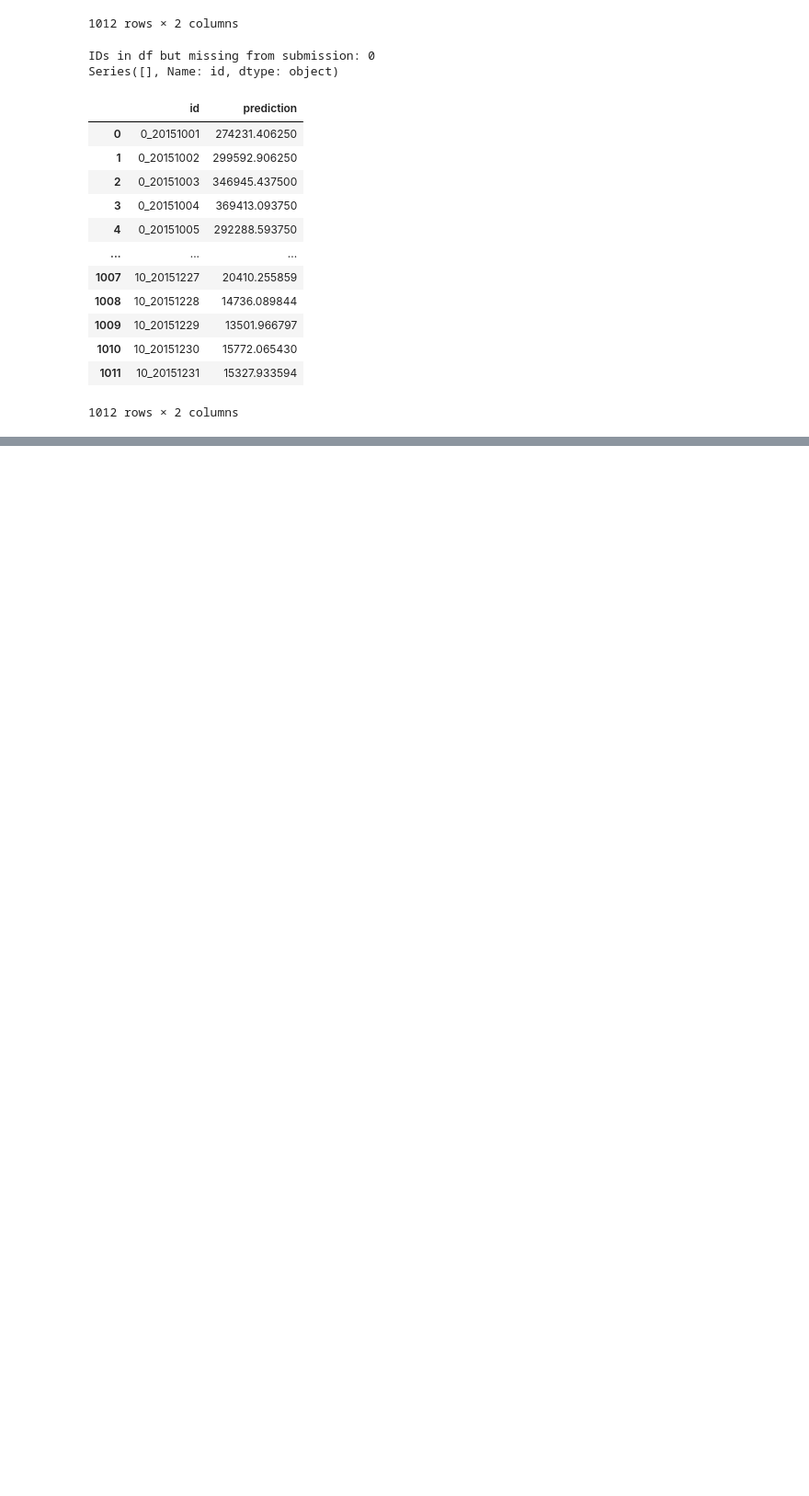
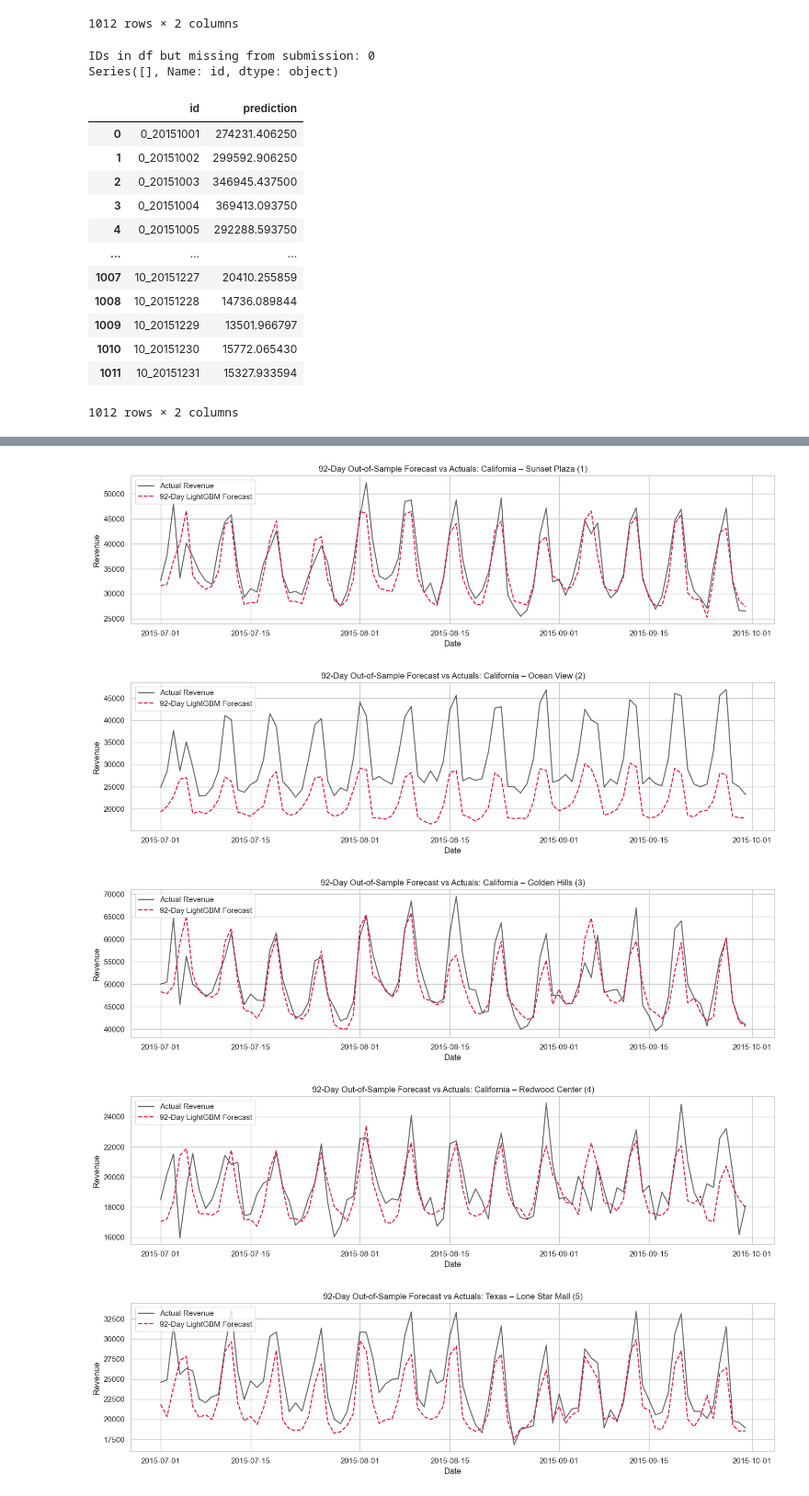
Before and after one commit to davidavivb/AdvancedML_Project, a Jupyter notebook: project.ipynb, the cells around one changed output, grey strips where cells are left out. Shown at 92% size. Drawn from its saved outputs; the diff is of its cells as text; code cells hidden in the pictures; blank space fills up the shorter version.

```diff
--- a/project.ipynb
+++ b/project.ipynb
@@ -640,0 +814,46 @@ my_sub
+# %%
+import matplotlib.pyplot as plt
+import seaborn as sns
+
+# Set style for clean visual metrics
+sns.set_theme(style="whitegrid")
+
+# 1. Plot Individual Stores
+# Get the list of all unique individual stores predicted
+unique_stores = predictions_df['store_id'].unique()
+
+for store in unique_stores:
+    store_data = predictions_df[predictions_df['store_id'] == store].sort_values('date')
+    store_name = store_data['store_name'].iloc[0]
+
+    plt.figure(figsize=(14, 4))
+    plt.plot(store_data['date'], store_data['revenue'], label='Actual Revenue', color='black', alpha=0.6)
+    plt.plot(store_data['date'], store_data['pred_revenue'], label='92-Day LightGBM Forecast', color='crimson', linestyle='--')
+
+    plt.title(f"92-Day Out-of-Sample Forecast vs Actuals: {store_name} ({store})")
+    plt.xlabel("Date")
+    plt.ylabel("Revenue")
+    plt.legend(loc='upper left')
+    plt.tight_layout()
+    plt.show()
+
+# 2. Plot Cumulative "All Stores" Aggregate
+final_cumulative = final_cumulative.sort_values('date')
+
+plt.figure(figsize=(14, 6))
+# We use a thicker line to show the macro-level cumulative trend
+plt.plot(final_cumulative['date'], final_cumulative['revenue'], label='Total Actual Revenue (All Stores)', color='blue', linewidth=2, alpha=0.7)
+plt.plot(final_cumulative['date'], final_cumulative['pred_revenue'], label='Total Bottom-Up Forecast', color='darkorange', linestyle='--', linewidth=2)
+
+plt.title("Hierarchical Validation: Cumulative 'All Stores' 92-Day Forecast")
+plt.xlabel("Date")
+plt.ylabel("Total Revenue Aggregate")
+plt.legend(loc='upper left')
+plt.tight_layout()
+plt.show()
+# %% [output]
+[figure, added]
+[figure, added]
+[figure, added]
+[figure, added]
+[figure, added]
```
Also changed, not shown: parts of 6 cells of this notebook.
